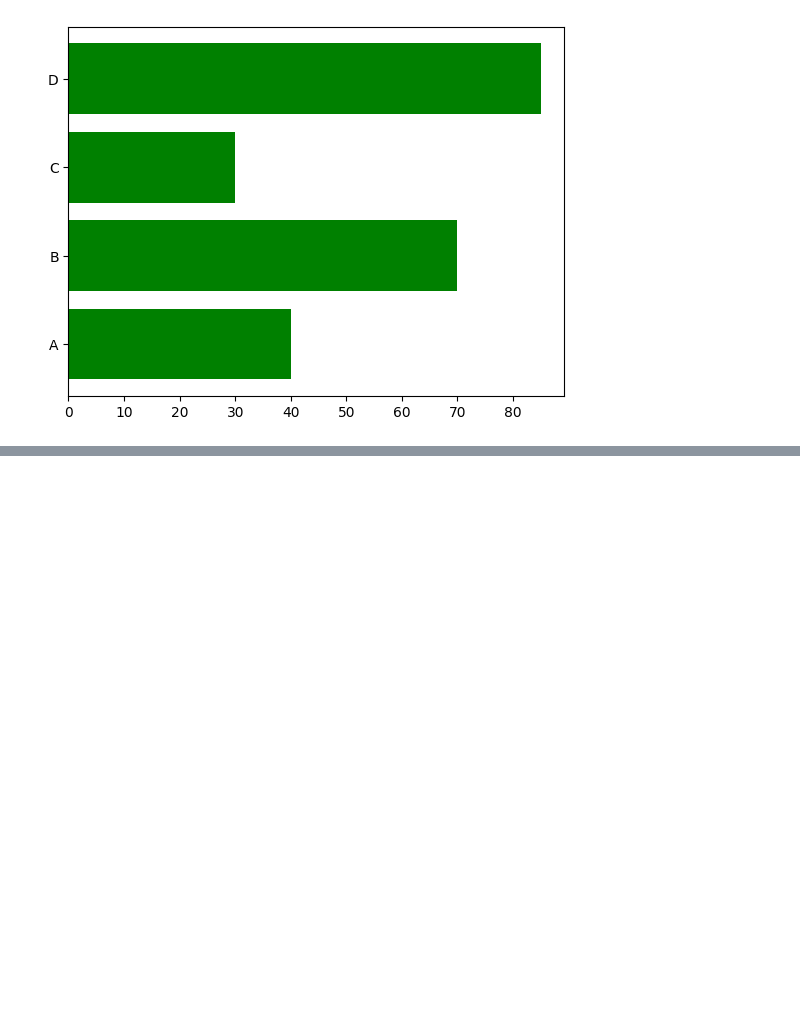
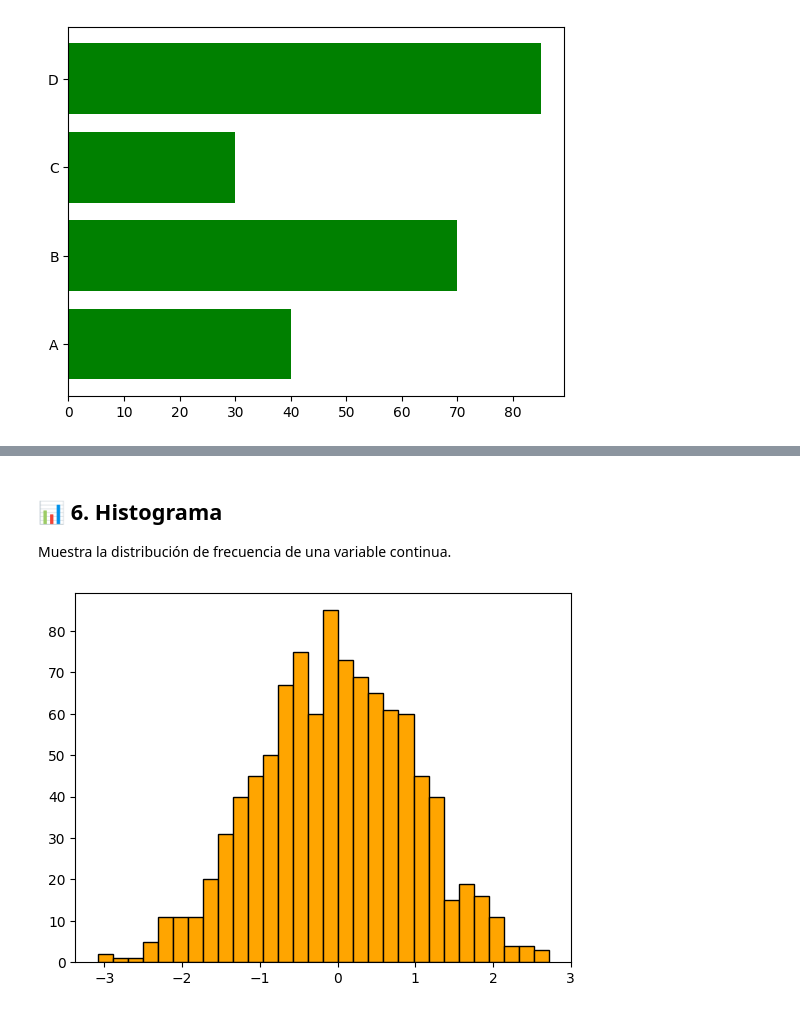
Before and after one commit to 12aptor/data-science-g4, a Jupyter notebook: dia4/matplotlib/2_matplotlib_tiposgraficos.ipynb, the cells around one changed output, grey strips where cells are left out. Cells and saved outputs as stored; diff of their text form; code cells hidden in the pictures; blank space fills up the shorter version.

```diff
--- a/dia4/matplotlib/2_matplotlib_tiposgraficos.ipynb
+++ b/dia4/matplotlib/2_matplotlib_tiposgraficos.ipynb
@@ -35,0 +62,11 @@ plt.show()
+# %% [markdown]
+## 📊 6. Histograma
+
+Muestra la distribución de frecuencia de una variable continua.
+# %%
+datos = np.random.randn(1000)
+
+plt.hist(datos,bins=30,color='orange',edgecolor='black')
+plt.show()
+# %% [output]
+[figure, added]
```
Also changed, not shown: parts of 6 cells of this notebook.
